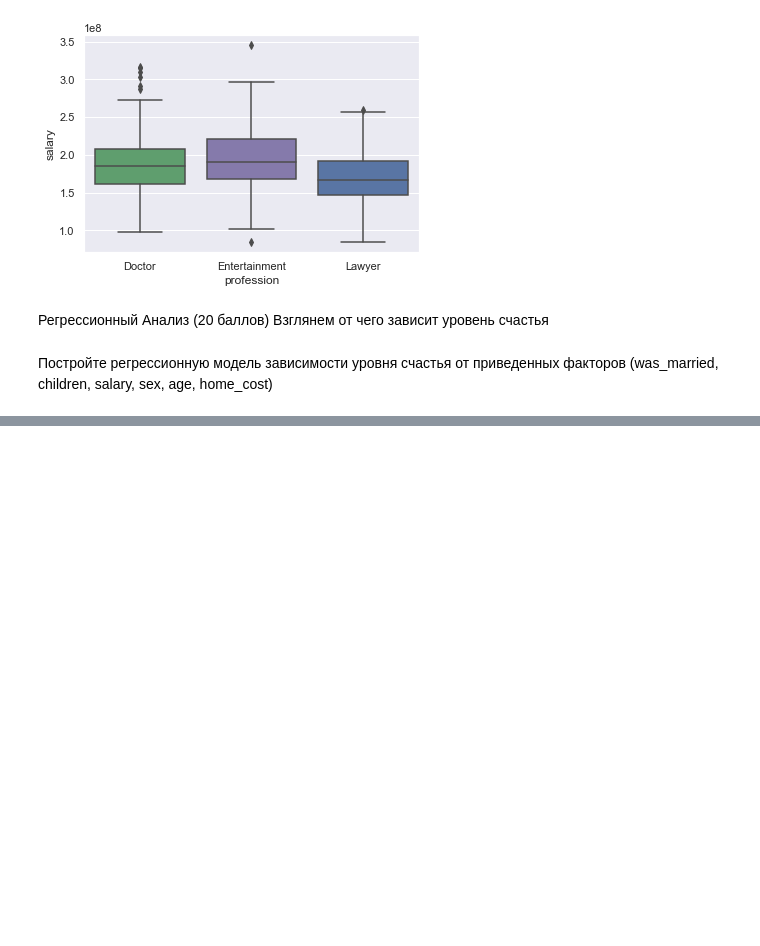
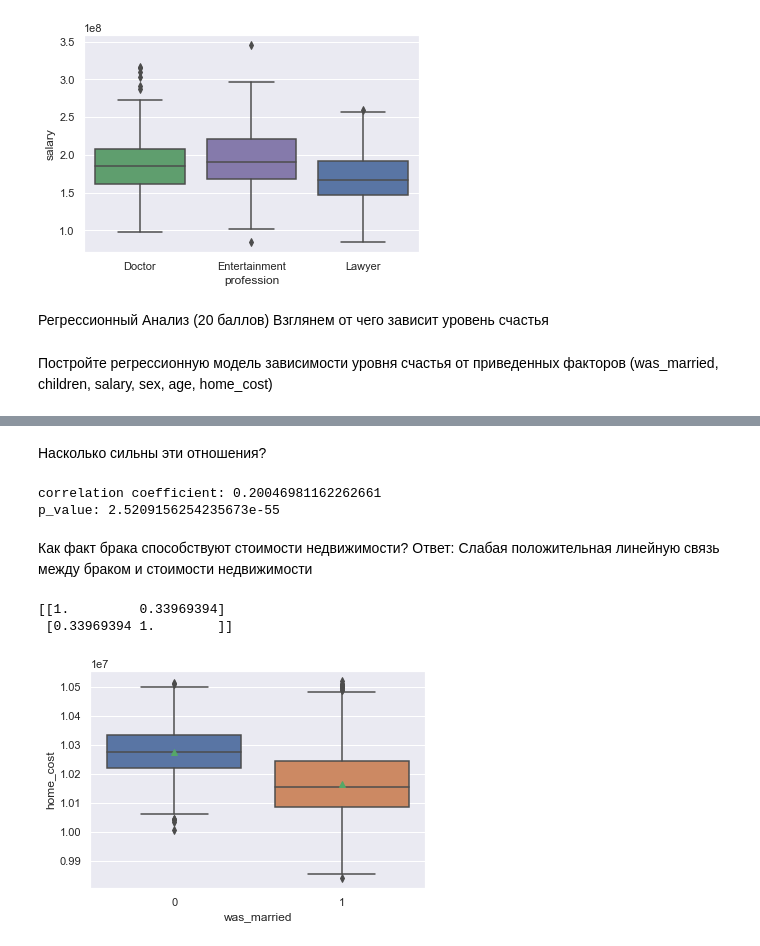
Before and after one commit to RedsquareM/dataanalysisHW, a Jupyter notebook: hw3.ipynb, the cells around one changed output, grey strips where cells are left out. Cells and saved outputs as stored; diff of their text form; code cells hidden in the pictures; blank space fills up the shorter version.

```diff
--- a/hw3.ipynb
+++ b/hw3.ipynb
@@ -456,0 +530,45 @@ p-value: Entertainment: 5.8202223982795625e-05
+# %% [markdown]
+Насколько сильны эти отношения?
+# %%
+# Проверем отношения по пеарсону
+# критерий корреляции Пирсона позволяет определить, изменяется ли (возрастает или уменьшается)
+# один показатель в ответ на изменения другого
+import scipy.stats as st
+cor_coef, p_value = st.pearsonr(df['salary'], df['happyness'])
+
+# Найдем коеффициент, и p-value
+print('correlation coefficient: '+ str(cor_coef))
+print('p_value: '+ str(p_value))
+
+#Наш коэффициент здесь равен 0,2004698, что означает положительную корреляцию.
+# Значение p меньше 0,05 Делаем вывод, что корреляция является статически значимой
+# мы заключаем, что существует линейная зависимость между salary и hapyness на уровне α
+
+#Всегда есть вероятность того, что эта корреляция может быть совпадением.
+# Расчет p-значения помогает определить,
+# может ли наблюдаемая взаимосвязь возникнуть случайно.
+# %% [output]
+correlation coefficient: 0.20046981162262661
+p_value: 2.5209156254235673e-55
+# %% [markdown]
+Как факт брака способствуют стоимости недвижимости?
+Ответ: Слабая положительная линейную связь между браком и стоимости недвижимости
+# %%
+# Категориальные переменные
+df_dummies = pd.get_dummies(df['was_married'])
+del df_dummies[df_dummies.columns[-1]]
+df_new = pd.concat([df['home_cost'], df_dummies], axis=1)
+x = df_new.values
+
+# Посмотрим correlation matrix
+correlation_matrix = np.corrcoef(x.T)
+print(correlation_matrix)
+
+#
+result = sns.boxplot(x='was_married', y='home_cost', data=df, showmeans=True)
+#Эта корреляция составляет 0,339, положительная корреляция,
+# указывают на слабую положительную линейную связь
+# %% [output]
+[[1.         0.33969394]
+ [0.33969394 1.        ]]
+[figure, added]
```
Also changed, not shown: parts of 5 cells of this notebook.
